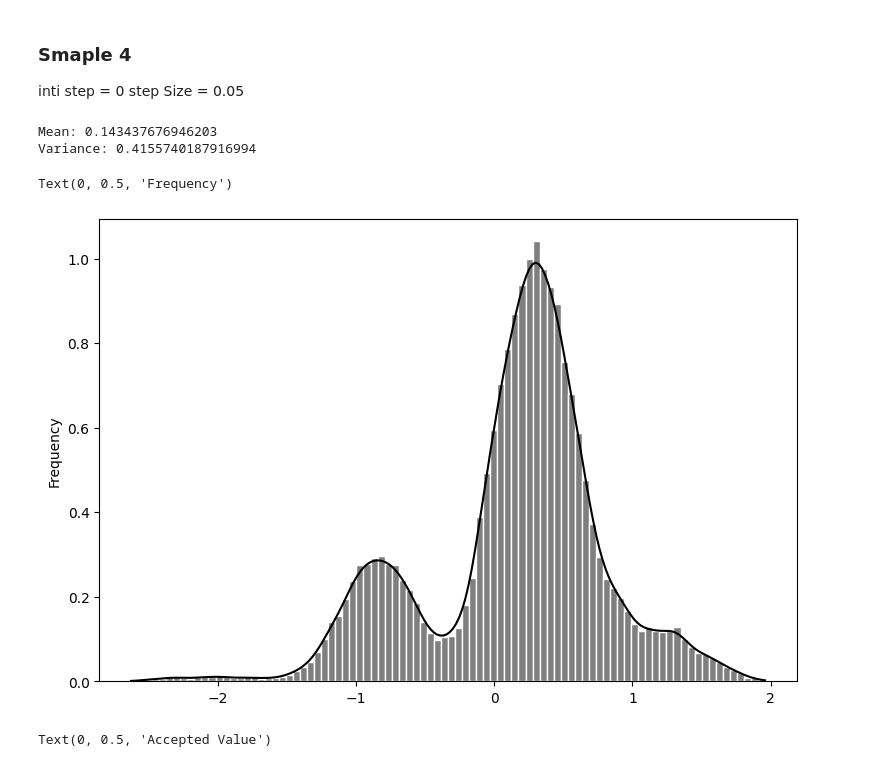
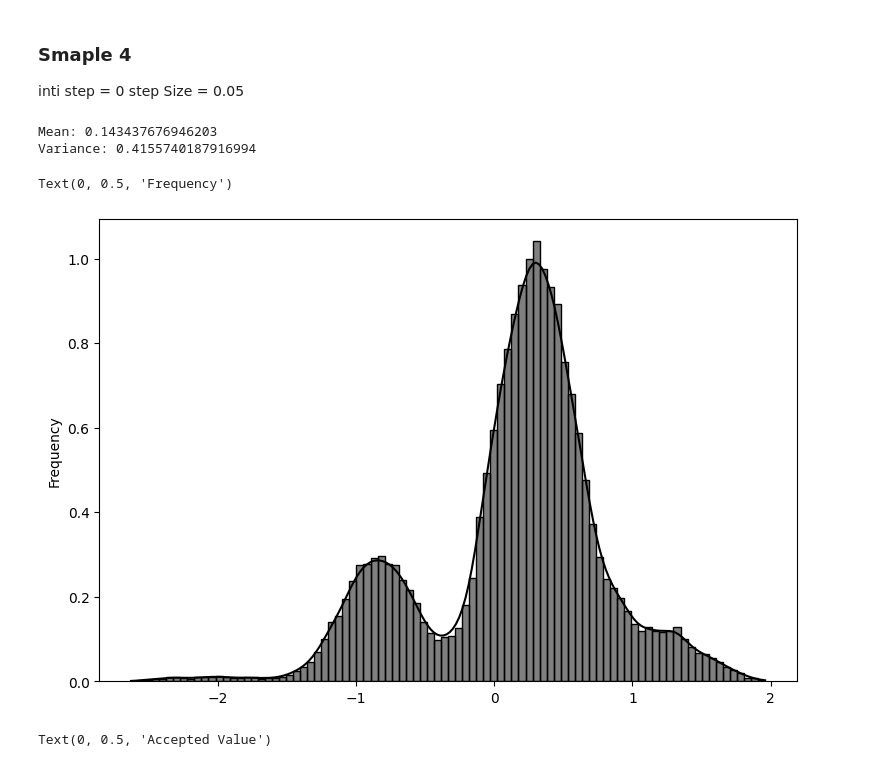
Before and after one commit to AzmainBiswas/Monte_Carlo, a Jupyter notebook: Metropolis-Hastings algorithm/example-1/example1.ipynb, the cells around one changed output. Cells and saved outputs as stored; diff of their text form; code cells hidden in the pictures.

```diff
--- a/Metropolis-Hastings algorithm/example-1/example1.ipynb
+++ b/Metropolis-Hastings algorithm/example-1/example1.ipynb
@@ -137,24 +137,24 @@ inti step = 0 step Size = 0.05
 # %%
 np.random.seed(4)
 samples4 = MetropolisSample(pdf=target, init_state=0, step_size=0.05)
 print(f"Mean: {np.mean(samples4)}\nVariance: {np.var(samples4)}")
 
 plt.figure(figsize=FIGSIZE)
 sns.histplot(
     samples4,
     stat="density",
     kde=True,
     color="black",
     bins=90,
-    edgecolor="white",
+    # edgecolor="white",
     linewidth=1,
 )
 plt.ylabel("Frequency")
 # %% [output]
 Mean: 0.143437676946203
 Variance: 0.4155740187916994
 Text(0, 0.5, 'Frequency')
-[figure, old version]
+[figure, new version]
 # %%
 plt.figure(figsize=(25, 6))
 sns.lineplot(x=range(SAMPLESIZE), y=samples4, color="black")
```
Also changed, not shown: parts of 7 cells of this notebook, 7 other files.
